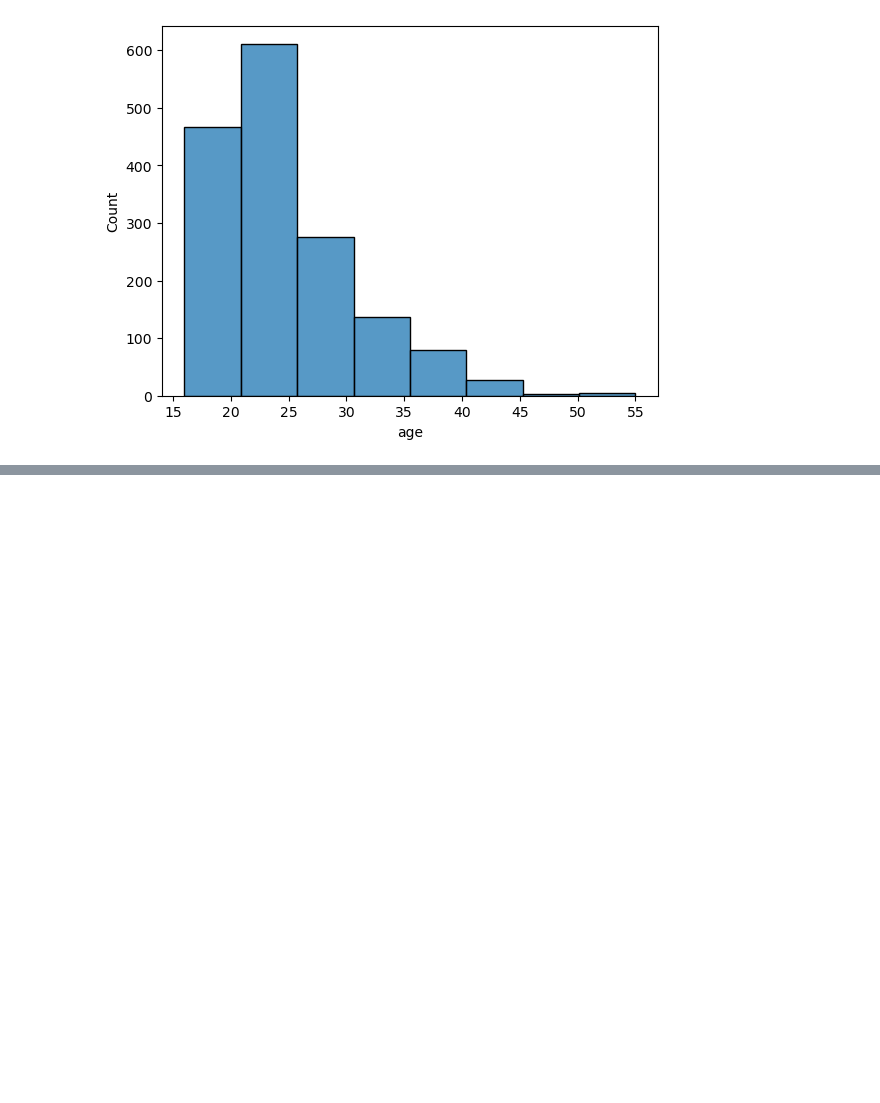
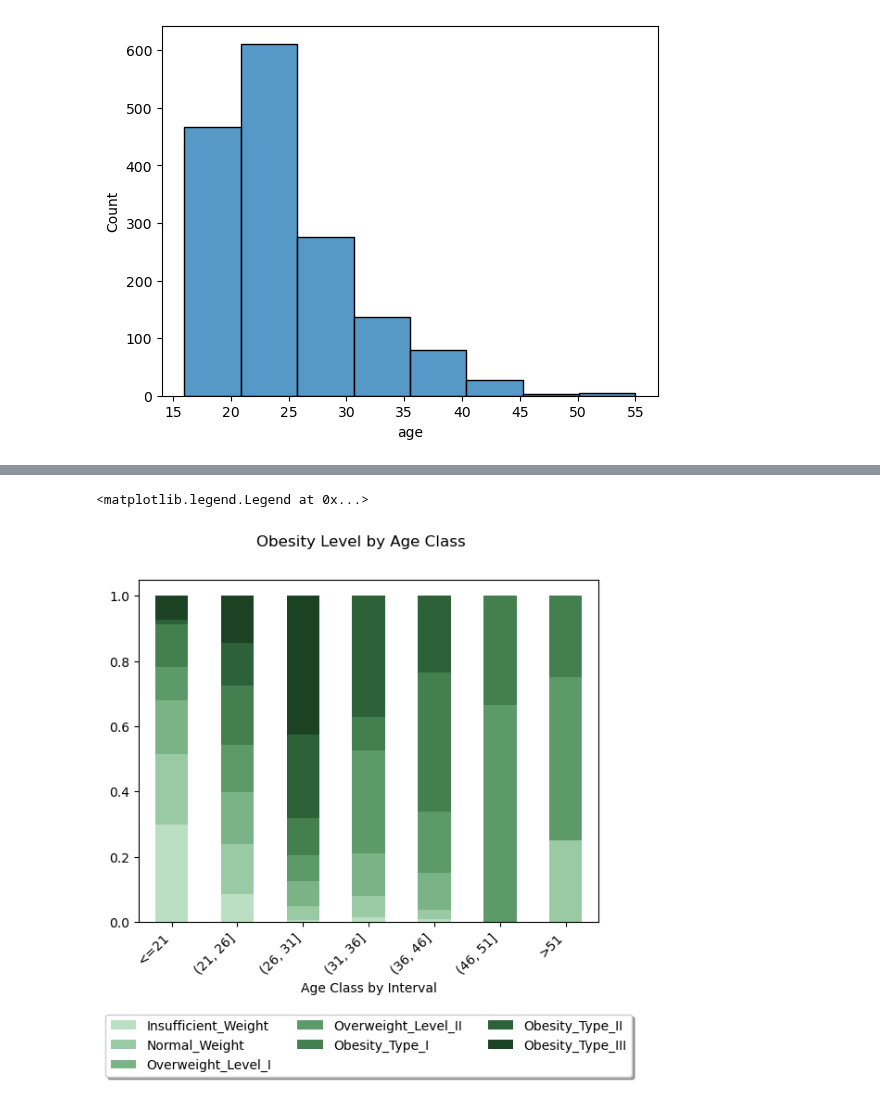
Before and after one commit to 0xMarc0s/IMS_ML_project, a Jupyter notebook: analyze_preprocessed.ipynb, the cells around one changed output, grey strips where cells are left out. Cells and saved outputs as stored; diff of their text form; code cells hidden in the pictures; blank space fills up the shorter version.

```diff
--- a/analyze_preprocessed.ipynb
+++ b/analyze_preprocessed.ipynb
@@ -51,6 +51,12 @@ df['gender'] = df['gender'].apply(lambda x: round(x))
 df['gender'].unique()
 # %% [output]
 array([1, 0], dtype=int64)
+# %%
+def r(x):
+    if x == 0:
+        return 'Male'
+    else:
+        return 'Female'
 # %%
 df['gender'] = df['gender'].apply(r)
 # %%
@@ -155,0 +154,10 @@ Text(0.5, 0, 'Age Class by Interval')
+# %%
+order_2 = [
+    'Insufficient_Weight',
+    'Normal_Weight',
+    'Overweight_Level_I',
+    'Overweight_Level_II',
+    'Obesity_Type_I',
+    'Obesity_Type_II',
+    'Obesity_Type_III'
+]
@@ -155,0 +176,20 @@ Text(0.5, 0, 'Age Class by Interval')
+# %%
+fig, ax = plt.subplots()
+
+palette = sns.cubehelix_palette(start=20, rot=0, dark=0.2, light=0.82, as_cmap=True)
+
+to_plot = df.groupby(['obese_level', 'age_class']).size().reset_index().pivot(columns='obese_level', index='age_class', values=0)
+for i in range(7):
+    s = (to_plot.iloc[i].sum())
+    to_plot.iloc[i] = (to_plot.iloc[i]/s)
+to_plot = (to_plot.loc[order])
+to_plot = (to_plot.T.loc[order_2].T)
+to_plot.plot(kind='bar', stacked=True, ax=ax, colormap=palette)
+fig.suptitle('Obesity Level by Age Class')
+ax.set_xlabel('Age Class by Interval')
+plt.xticks(rotation=45, horizontalalignment="right")
+ax.legend(loc='upper center', bbox_to_anchor=(0.5, -.25),
+          fancybox=True, shadow=True, ncol=3)
+# %% [output]
+<matplotlib.legend.Legend at 0x...>
+[figure, added]
```
Also changed, not shown: parts of 3 cells of this notebook.
